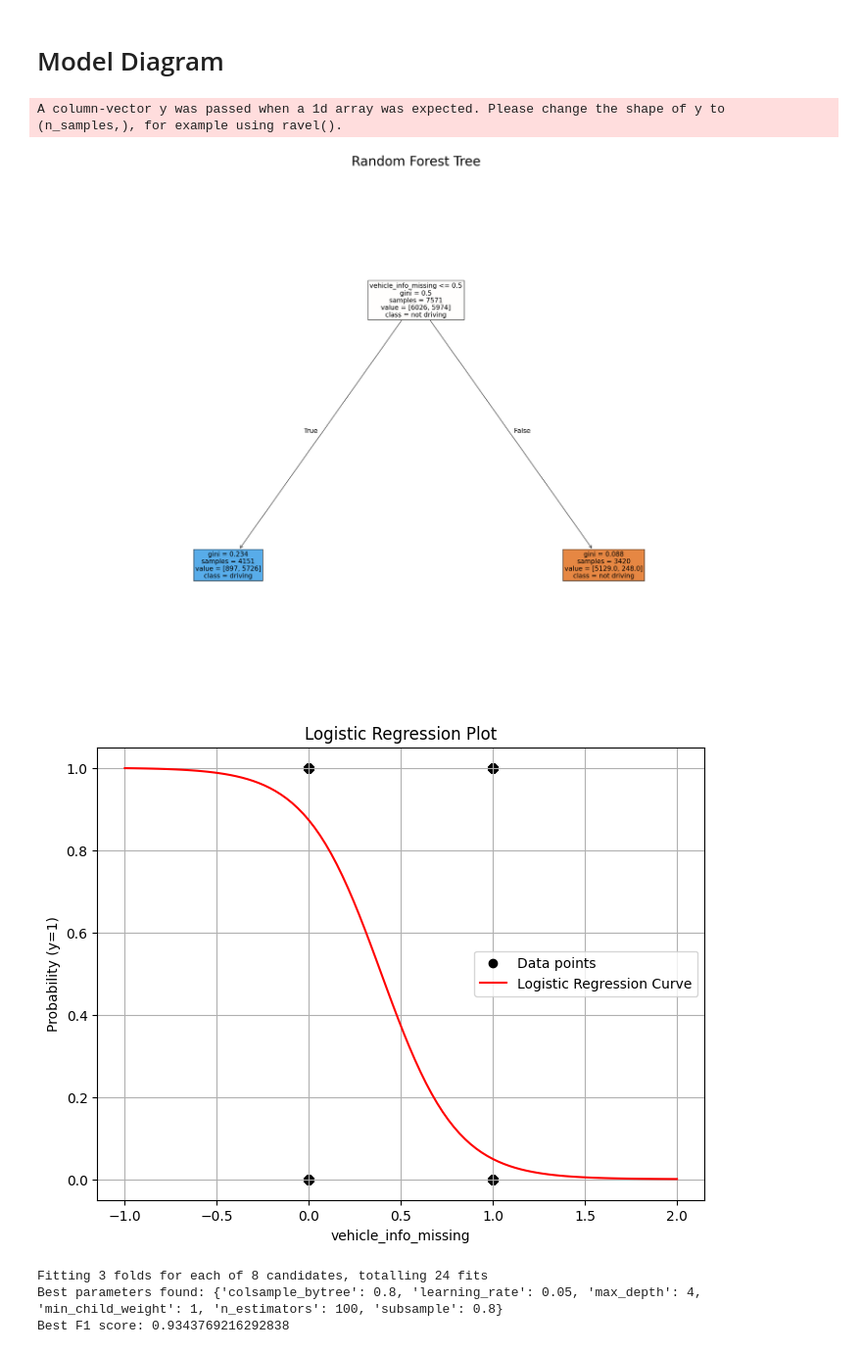
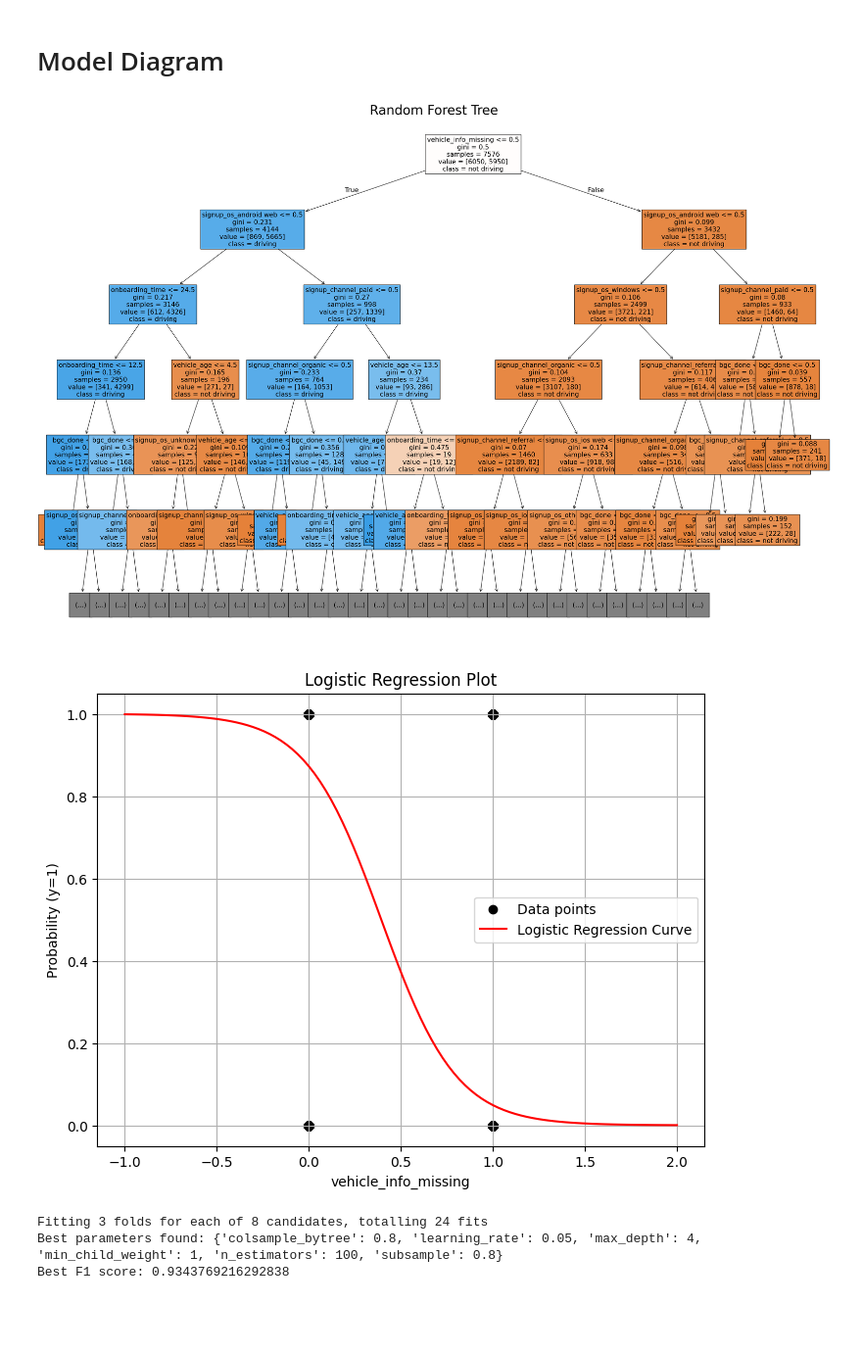
Before and after one commit to johnsonng05/Datathon-2025, a Jupyter notebook: deepnote/Datathon2025/Driven by Data.ipynb, the cells around one changed output. Shown at 98% size. Saved outputs shown, nothing was run; the diff lists cells and outputs as text; code cells hidden in the pictures; blank space fills up the shorter version.

```diff
--- a/deepnote/Datathon2025/Driven by Data.ipynb
+++ b/deepnote/Datathon2025/Driven by Data.ipynb
@@ -130,7 +130,7 @@ lin_model = LogisticRegression(class_weight='balanced')
 #Advanced model
 #RandomForestClassifier model to
 
-reg_model = RandomForestClassifier()
+reg_model = RandomForestClassifier(class_weight='balanced')
 
 
 # onehotencode the categorical columns
@@ -194,7 +194,6 @@ weighted avg       0.92      0.92      0.92      2400
 # Model Diagram
 # %%
 # Random Forest Tree
-reg_model = RandomForestClassifier()
 reg_model.fit(X, y)
 
 estimator = reg_model.estimators_[0]
@@ -204,35 +203,34 @@ plot_tree(estimator,
           feature_names=X.columns,
           class_names=['not driving', 'driving'],
           filled=True,
           max_depth=5,
           fontsize=15)
 plt.title("Random Forest Tree", fontsize=30)
 plt.show()
 
 # Logistic Regression Graph
 model = LogisticRegression()
 X = df[['vehicle_info_missing']]
 y = df['started_driving']
 model.fit(X, y)
 
 # Creating a meaningful range for logistic regression visualization using the first feature
 X_feature = X.iloc[:, 0].values.reshape(-1, 1)
 X_range = np.linspace(X_feature.min() - 1, X_feature.max() + 1, 100).reshape(-1, 1)
 model.fit(X_feature, y)  # Refitting model with one feature to simplify visualization
 y_proba = model.predict_proba(X_range)
 
 plt.figure(figsize=(8, 6))
 plt.scatter(X_feature, y, color='black', label='Data points')
 plt.plot(X_range, y_proba[:, 1], color='red', label='Logistic Regression Curve')
 plt.xlabel('vehicle_info_missing')
 plt.ylabel('Probability (y=1)')
 plt.title('Logistic Regression Plot')
 plt.legend()
 plt.grid(True)
 plt.show()
 # %% [output]
-A column-vector y was passed when a 1d array was expected. Please change the shape of y to (n_samples,), for example using ravel().
-[figure, old version]
+[figure, new version]
 [figure]
 # %%
 # === 1. Load your cleaned dataset ===
```
Also changed, not shown: parts of 1 cell of this notebook.
